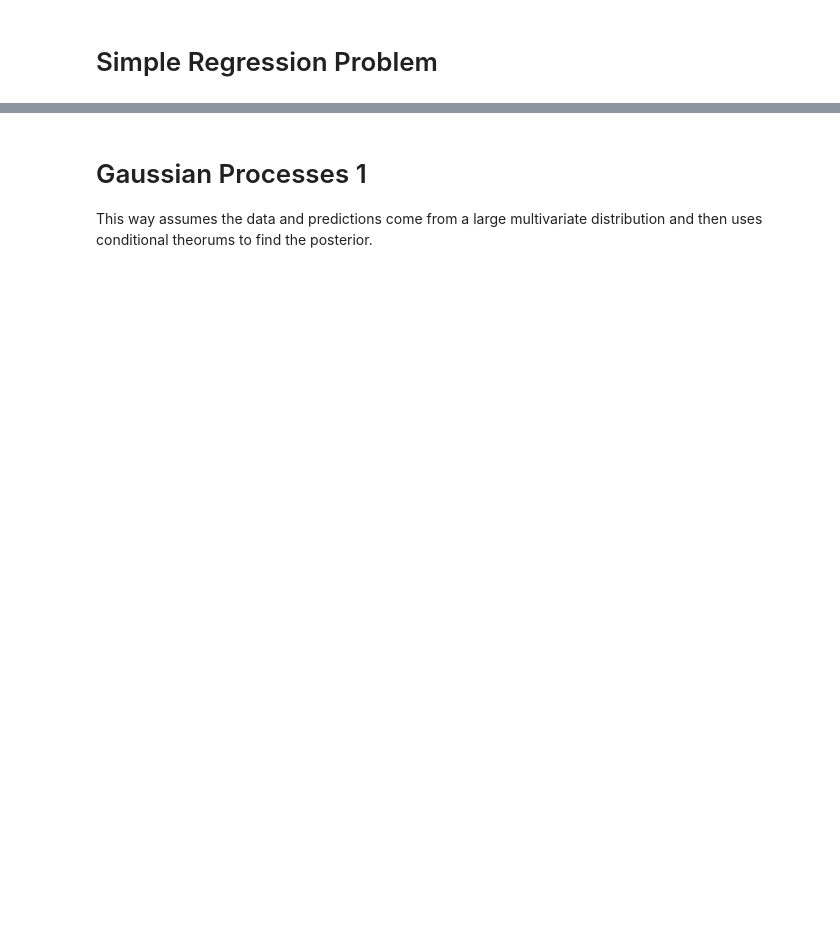
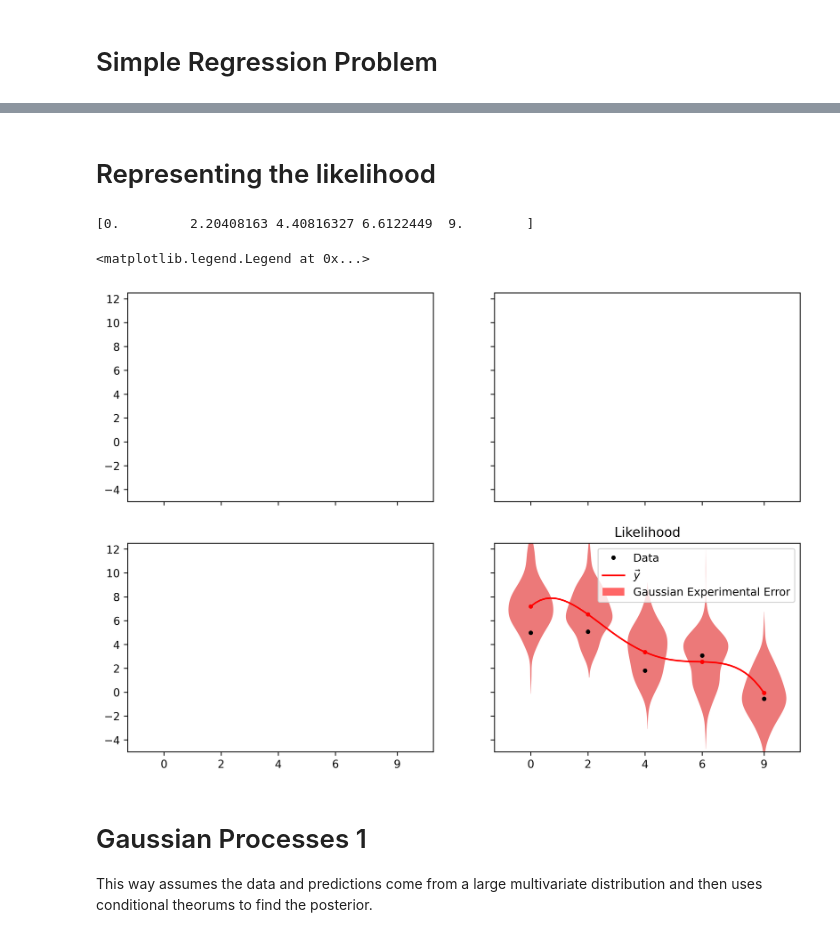
Before and after one commit to DanHarJor/Improving-Electron-Density-Profile-Inference-within-a-Tokamak-using-Bayesian-Techniques, a Jupyter notebook: Simple Regression Problem.ipynb, the cells around one changed output, grey strips where cells are left out. Drawn from its saved outputs; the diff is of its cells as text; code cells hidden in the pictures; blank space fills up the shorter version.

```diff
--- a/Simple Regression Problem.ipynb
+++ b/Simple Regression Problem.ipynb
@@ -51,3 +105,26 @@ M
+# %% [markdown]
+# Representing the likelihood
+# %%
+print(xd)
+
+gaussesli = GetGausses(y[xd_indicies],np.repeat(exp_er,M),100)
+figGPR, ax = plt.subplots(nrows=2, ncols=2, dpi=600, sharex=True, sharey=True, figsize=(10*1.1,7*1.1))
+# ax1, ax2, ax3, ax4 = ax.flatten()
+# figGPR = plt.figure(dpi=600)
+plt.plot((xd*(4/9)),yd,'.k', label='Data')
+
+ax[0,0] = sn.violinplot(data=gaussesli, color=(1,0.4,0.4,1), linewidth=0,positions=xd)
+ax[0,0].set_title('Likelihood')
+ax[0,0].plot(xd*(4/9),y[xd_indicies],'.r')
+ax[0,0].plot(x*(4/9),y,'r', label=r'$\vec{y}$')
+ax[0,0].set_xticks(xd*4/9, xd.astype('int'))
+ax[0,0].set_ylim((-5,12.5))
+ax[0,0].fill_between([0], [0], [0], color=(1,0.4,0.4,1), edgecolor=(0,0,0,0), label='Gaussian Experimental Error')
+ax[0,0].legend()
+# %% [output]
+[0.         2.20408163 4.40816327 6.6122449  9.        ]
+<matplotlib.legend.Legend at 0x...>
+[figure, added]
 # %% [markdown]
 # Gaussian Processes 1
 
```
Also changed, not shown: parts of 11 cells of this notebook.
